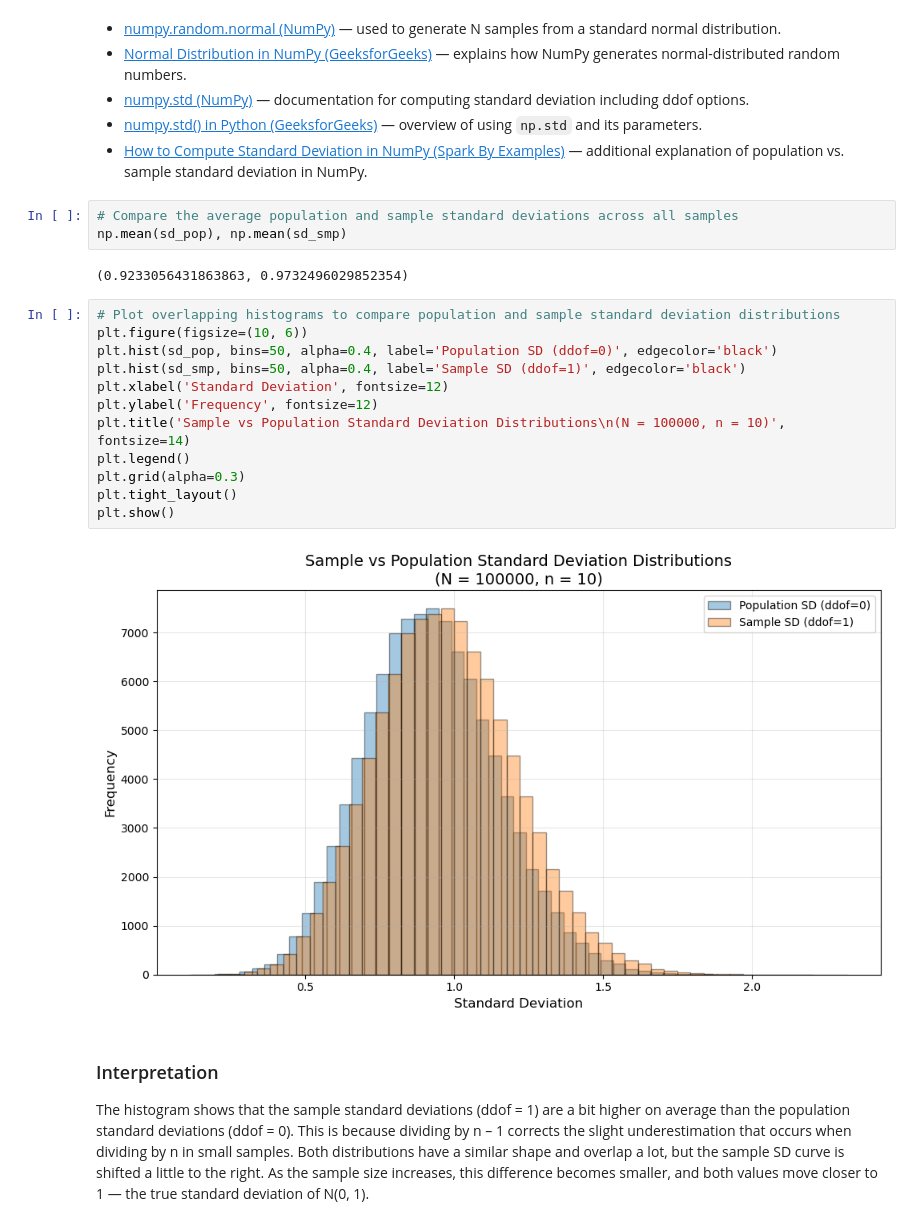
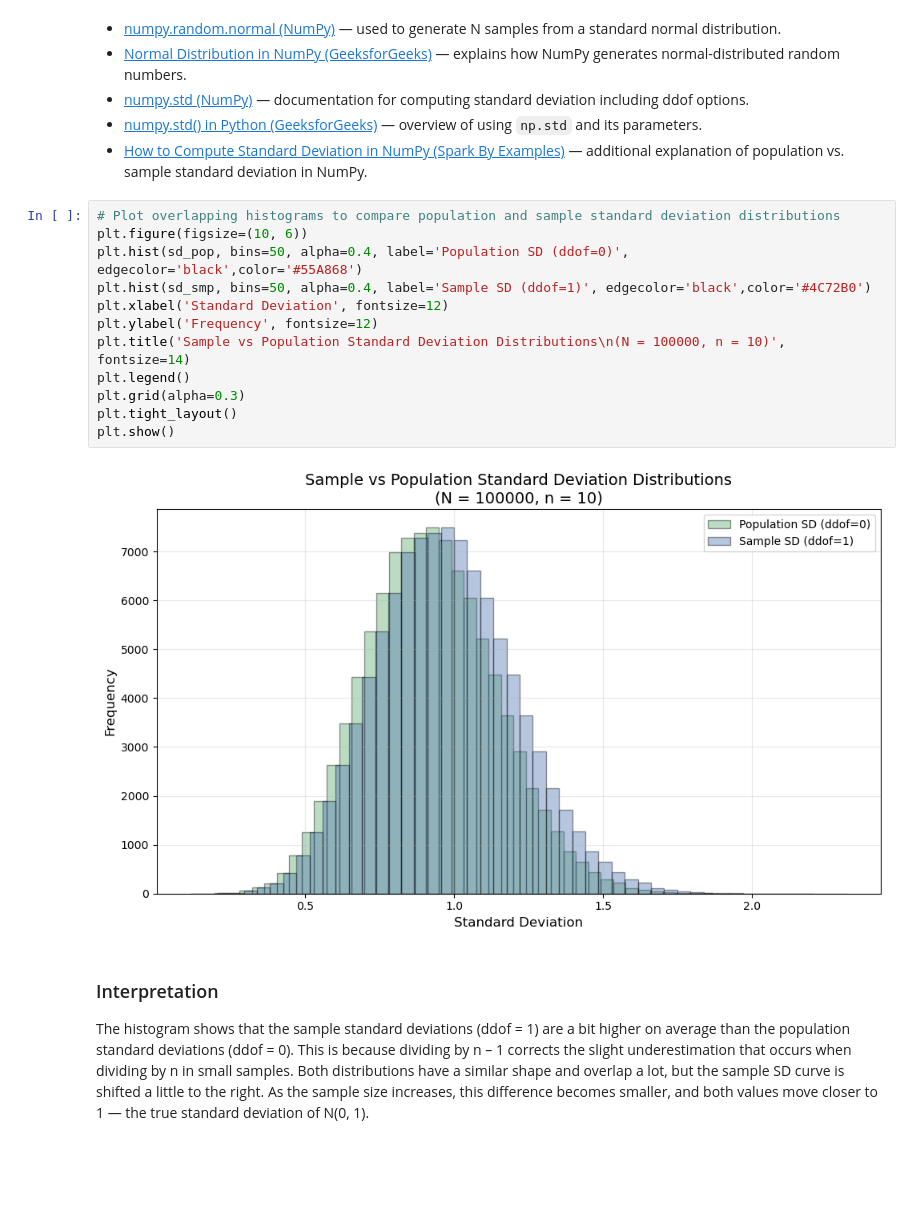
Before and after one commit to sarahembarry/applied-statistics-assessment, a Jupyter notebook: problems.ipynb, the cells around one changed output. Drawn from its saved outputs; the diff is of its cells as text; blank space fills up the shorter version.

```diff
--- a/problems.ipynb
+++ b/problems.ipynb
@@ -190,25 +193,20 @@ sd_smp = np.std(samples, axis=1, ddof=1)
 - [numpy.std (NumPy)](https://numpy.org/doc/2.1/reference/generated/numpy.std.html) — documentation for computing standard deviation including ddof options.
 - [numpy.std() in Python (GeeksforGeeks)](https://www.geeksforgeeks.org/python/numpy-std-in-python/) — overview of using `np.std` and its parameters.
 - [How to Compute Standard Deviation in NumPy (Spark By Examples)](https://sparkbyexamples.com/python/python-numpy-standard-deviation-function/) — additional explanation of population vs. sample standard deviation in NumPy.
-# %%
-# Compare the average population and sample standard deviations across all samples
-np.mean(sd_pop), np.mean(sd_smp)
-# %% [output]
-(0.9233056431863863, 0.9732496029852354)
 # %%
 # Plot overlapping histograms to compare population and sample standard deviation distributions
 plt.figure(figsize=(10, 6))
-plt.hist(sd_pop, bins=50, alpha=0.4, label='Population SD (ddof=0)', edgecolor='black')
-plt.hist(sd_smp, bins=50, alpha=0.4, label='Sample SD (ddof=1)', edgecolor='black')
+plt.hist(sd_pop, bins=50, alpha=0.4, label='Population SD (ddof=0)', edgecolor='black',color='#55A868')
+plt.hist(sd_smp, bins=50, alpha=0.4, label='Sample SD (ddof=1)', edgecolor='black',color='#4C72B0')
 plt.xlabel('Standard Deviation', fontsize=12)
 plt.ylabel('Frequency', fontsize=12)
 plt.title('Sample vs Population Standard Deviation Distributions\n(N = 100000, n = 10)', fontsize=14)
 plt.legend()
 plt.grid(alpha=0.3)
 plt.tight_layout()
 plt.show()
 # %% [output]
-[figure, old version]
+[figure, new version]
 # %% [markdown]
 ### Interpretation
 The histogram shows that the sample standard deviations (ddof = 1) are a bit higher on average than the population standard deviations (ddof = 0).
```
Also changed, not shown: parts of 25 cells of this notebook, 1 other file.
